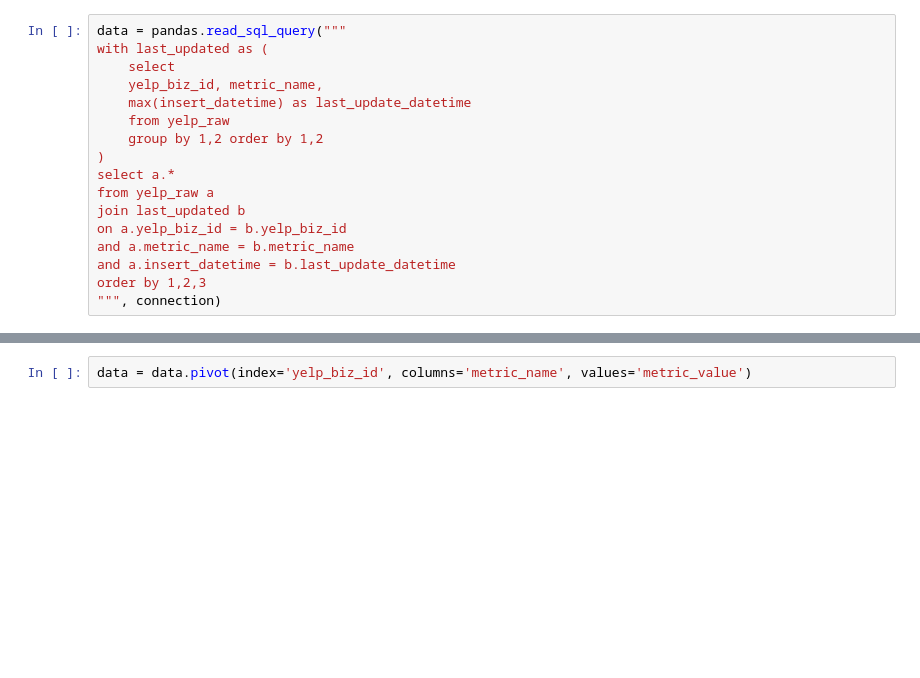
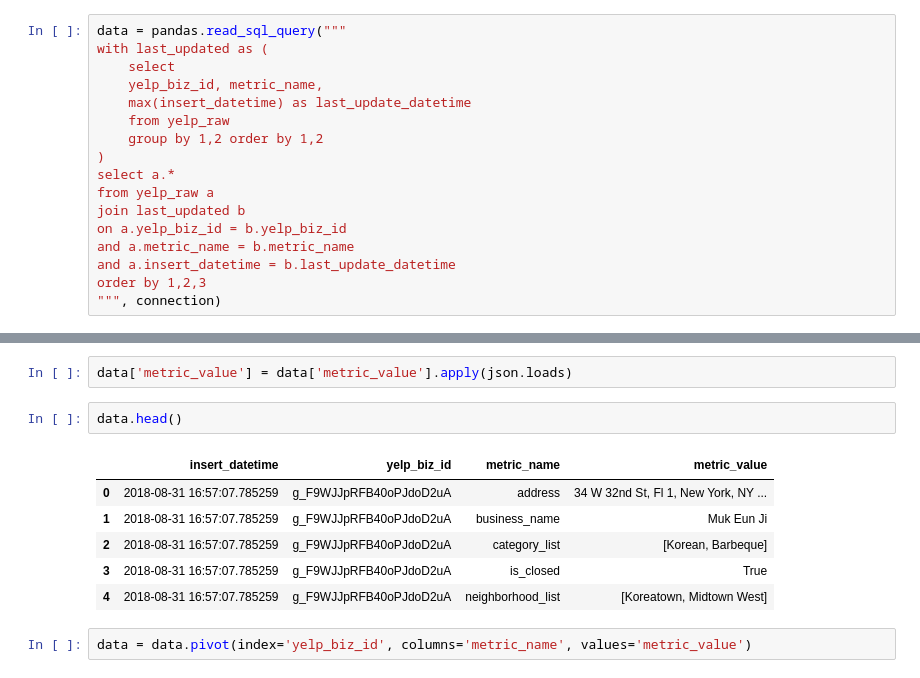
Before and after one commit to samuelluo/restaurants, a Jupyter notebook: scrape_yelp.ipynb, the cells around one changed output, grey strips where cells are left out. Saved outputs shown, nothing was run; the diff lists cells and outputs as text; blank space fills up the shorter version.

```diff
--- a/scrape_yelp.ipynb
+++ b/scrape_yelp.ipynb
@@ -330,3 +373,14 @@ data.head()
+# %%
+data['metric_value'] = data['metric_value'].apply(json.loads)
+# %%
+data.head()
+# %% [output]
+|  | insert_datetime | yelp_biz_id | metric_name | metric_value |
+| 0 | 2018-08-31 16:57:07.785259 | g_F9WJJpRFB40oPJdoD2uA | address | 34 W 32nd St, Fl 1, New York, NY ... |
+| 1 | 2018-08-31 16:57:07.785259 | g_F9WJJpRFB40oPJdoD2uA | business_name | Muk Eun Ji |
+| 2 | 2018-08-31 16:57:07.785259 | g_F9WJJpRFB40oPJdoD2uA | category_list | [Korean, Barbeque] |
+| 3 | 2018-08-31 16:57:07.785259 | g_F9WJJpRFB40oPJdoD2uA | is_closed | True |
+| 4 | 2018-08-31 16:57:07.785259 | g_F9WJJpRFB40oPJdoD2uA | neighborhood_list | [Koreatown, Midtown West] |
 # %%
 data = data.pivot(index='yelp_biz_id', columns='metric_name', values='metric_value')
 # %%
```
Also changed, not shown: parts of 30 cells of this notebook.
